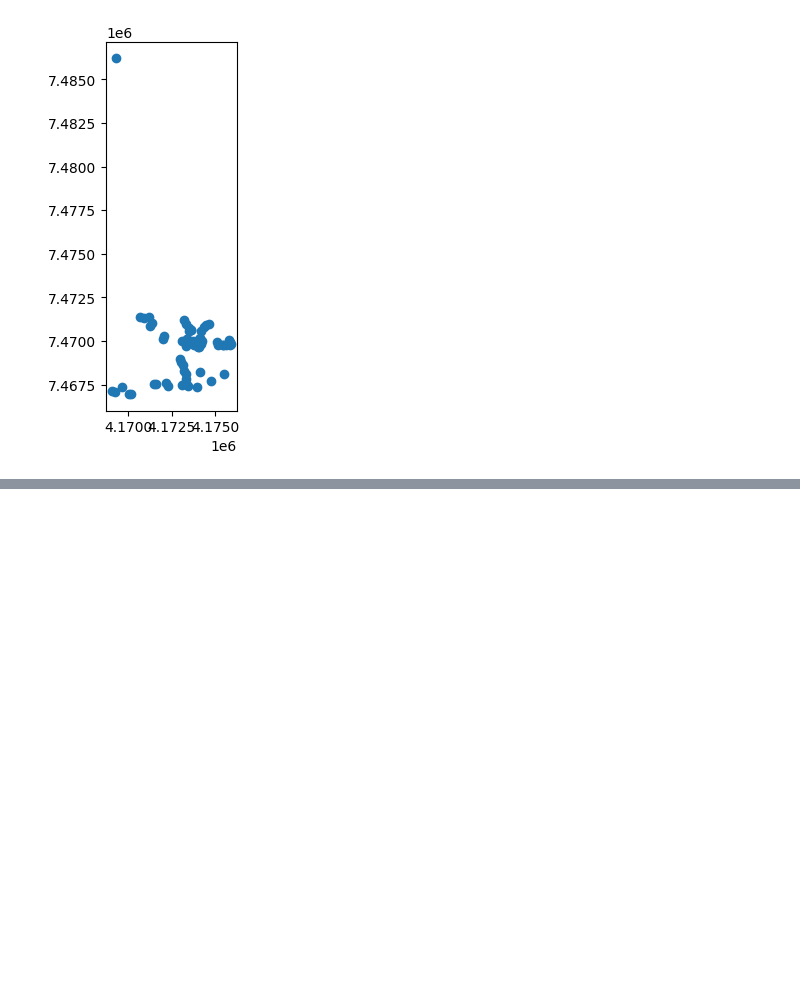
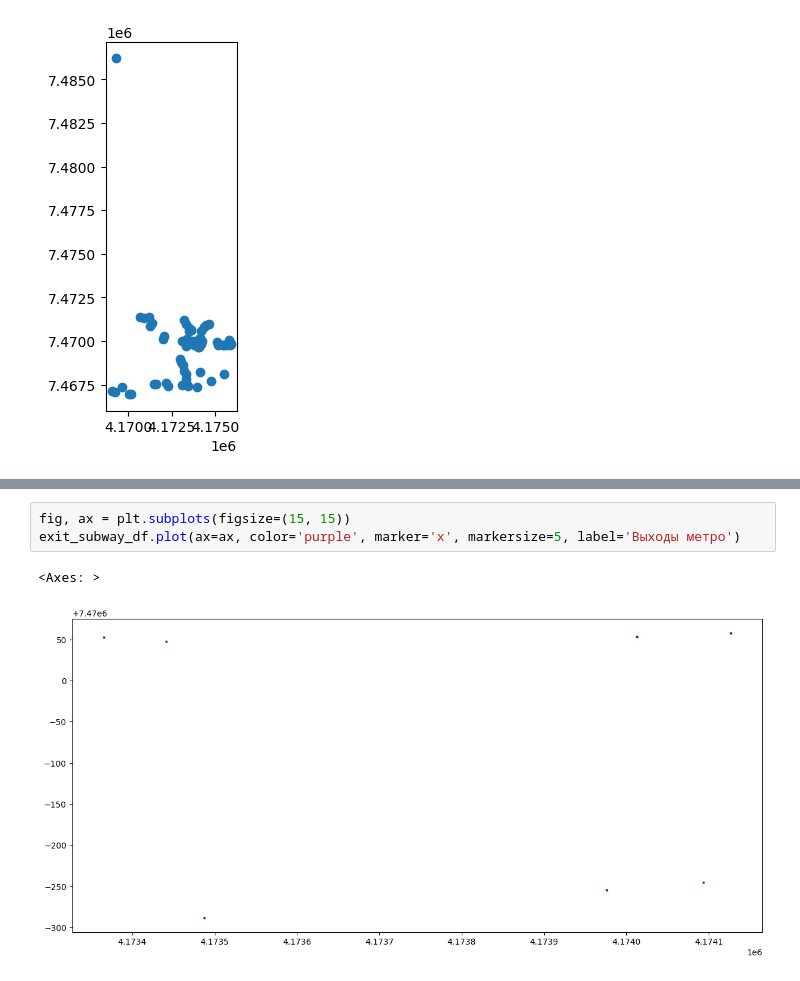
Before and after one commit to Kin1599/hack_9PM, a Jupyter notebook: notebooks/read_data.ipynb, the cells around one changed output, grey strips where cells are left out. Drawn from its saved outputs; the diff is of its cells as text; blank space fills up the shorter version.

```diff
--- a/notebooks/read_data.ipynb
+++ b/notebooks/read_data.ipynb
@@ -112,0 +134,6 @@ combined_gdf.plot(ax=ax, color='blue', edgecolor='k', alpha=0.5)
+# %%
+fig, ax = plt.subplots(figsize=(15, 15))
+exit_subway_df.plot(ax=ax, color='purple', marker='x', markersize=5, label='Выходы метро')
+# %% [output]
+<Axes: >
+[figure, added]
```
Also changed, not shown: parts of 6 cells of this notebook, 1 other file.
